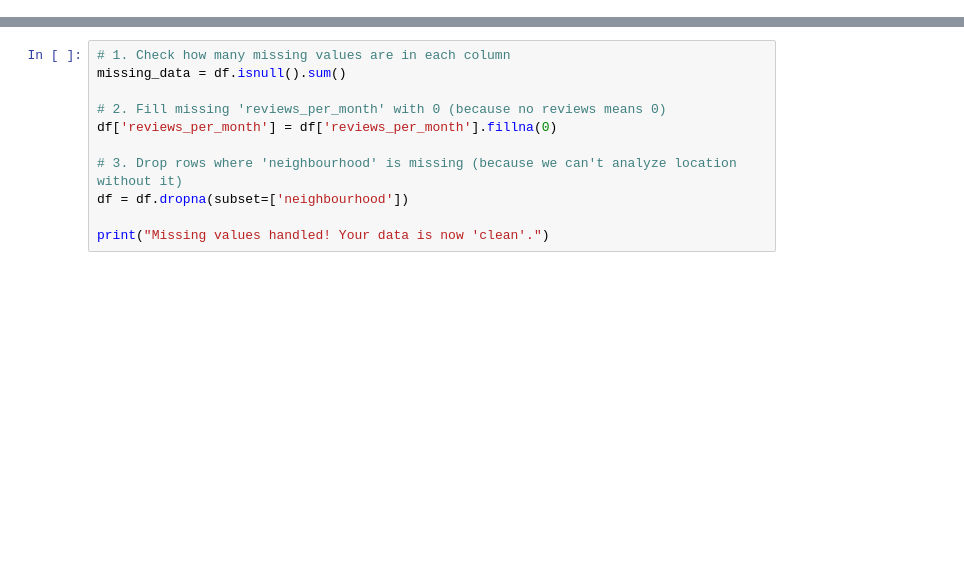
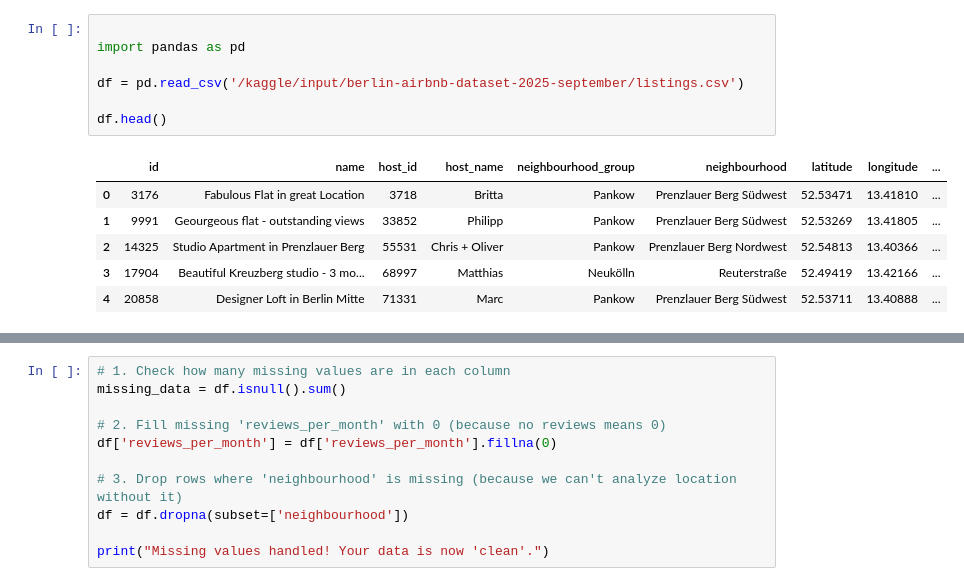
Before and after one commit to Stanitaa/Berlin-Airbnb-Market-Analysis, a Jupyter notebook: berlin-airbnb-analysis-sept-2025.ipynb, the cells around one changed output, grey strips where cells are left out. Drawn from its saved outputs; the diff is of its cells as text; blank space fills up the shorter version.

```diff
--- a/berlin-airbnb-analysis-sept-2025.ipynb
+++ b/berlin-airbnb-analysis-sept-2025.ipynb
@@ -0,0 +4,14 @@
+# %%
+
+import pandas as pd
+
+df = pd.read_csv('/kaggle/input/berlin-airbnb-dataset-2025-september/listings.csv')
+
+df.head()
+# %% [output]
+|  | id | name | host_id | host_name | neighbourhood_group | neighbourhood | latitude | longitude | ... |
+| 0 | 3176 | Fabulous Flat in great Location | 3718 | Britta | Pankow | Prenzlauer Berg Südwest | 52.53471 | 13.41810 | ... |
+| 1 | 9991 | Geourgeous flat - outstanding views | 33852 | Philipp | Pankow | Prenzlauer Berg Südwest | 52.53269 | 13.41805 | ... |
+| 2 | 14325 | Studio Apartment in Prenzlauer Berg | 55531 | Chris + Oliver | Pankow | Prenzlauer Berg Nordwest | 52.54813 | 13.40366 | ... |
+| 3 | 17904 | Beautiful Kreuzberg studio - 3 mo... | 68997 | Matthias | Neukölln | Reuterstraße | 52.49419 | 13.42166 | ... |
+| 4 | 20858 | Designer Loft in Berlin Mitte | 71331 | Marc | Pankow | Prenzlauer Berg Südwest | 52.53711 | 13.40888 | ... |
```
Also changed, not shown: parts of 13 cells of this notebook.
